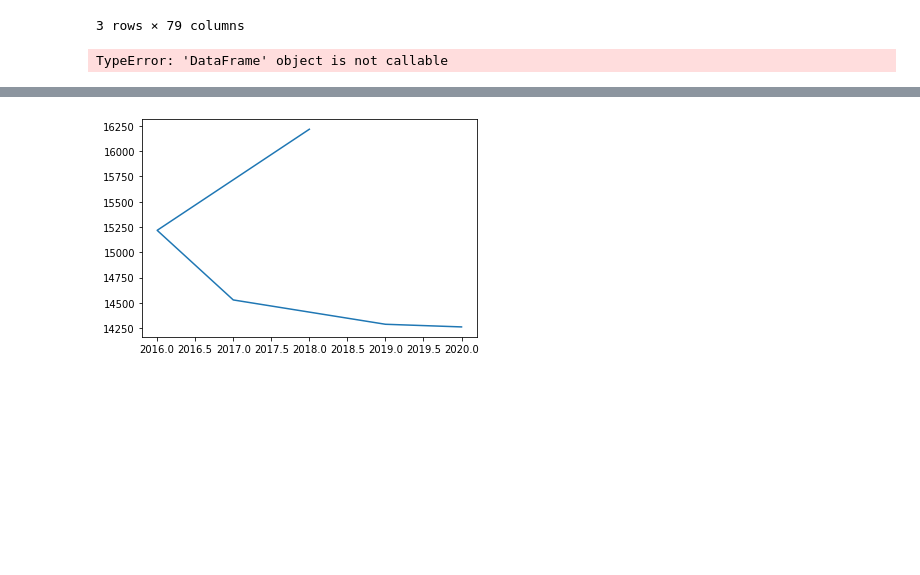
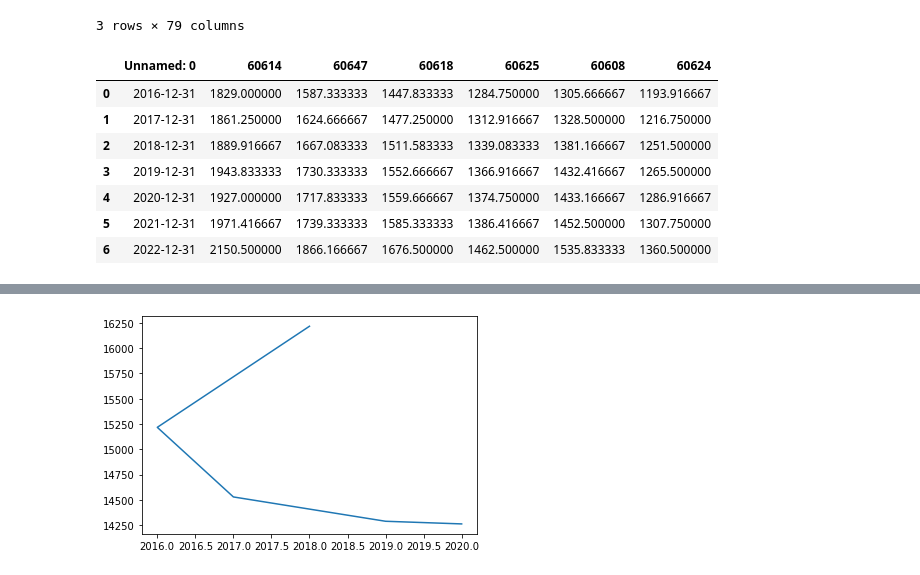
Before and after one commit to ASwigart/Project-1-EDA-Git-Collab, a Jupyter notebook: Combined Charts 2.ipynb, the cells around one changed output, grey strips where cells are left out. Cells and saved outputs as stored; diff of their text form; code cells hidden in the pictures; blank space fills up the shorter version.

```diff
--- a/Combined Charts 2.ipynb
+++ b/Combined Charts 2.ipynb
@@ -30,6 +30,13 @@ chi_df.head(3)
 | 2 | 60618 | 1415.0 | 1429.0 | 1431.0 | 1441.0 | 1449.0 | 1464.0 | 1465.0 | 1466.0 | 1468.0 | ... | ... |
 3 rows × 79 columns
 # %%
-chimean_df(3)
+chimean_df
 # %% [output]
-TypeError: 'DataFrame' object is not callable
+|  | Unnamed: 0 | 60614 | 60647 | 60618 | 60625 | 60608 | 60624 |
+| 0 | 2016-12-31 | 1829.000000 | 1587.333333 | 1447.833333 | 1284.750000 | 1305.666667 | 1193.916667 |
+| 1 | 2017-12-31 | 1861.250000 | 1624.666667 | 1477.250000 | 1312.916667 | 1328.500000 | 1216.750000 |
+| 2 | 2018-12-31 | 1889.916667 | 1667.083333 | 1511.583333 | 1339.083333 | 1381.166667 | 1251.500000 |
+| 3 | 2019-12-31 | 1943.833333 | 1730.333333 | 1552.666667 | 1366.916667 | 1432.416667 | 1265.500000 |
+| 4 | 2020-12-31 | 1927.000000 | 1717.833333 | 1559.666667 | 1374.750000 | 1433.166667 | 1286.916667 |
+| 5 | 2021-12-31 | 1971.416667 | 1739.333333 | 1585.333333 | 1386.416667 | 1452.500000 | 1307.750000 |
+| 6 | 2022-12-31 | 2150.500000 | 1866.166667 | 1676.500000 | 1462.500000 | 1535.833333 | 1360.500000 |
```
Also changed, not shown: parts of 9 cells of this notebook.
